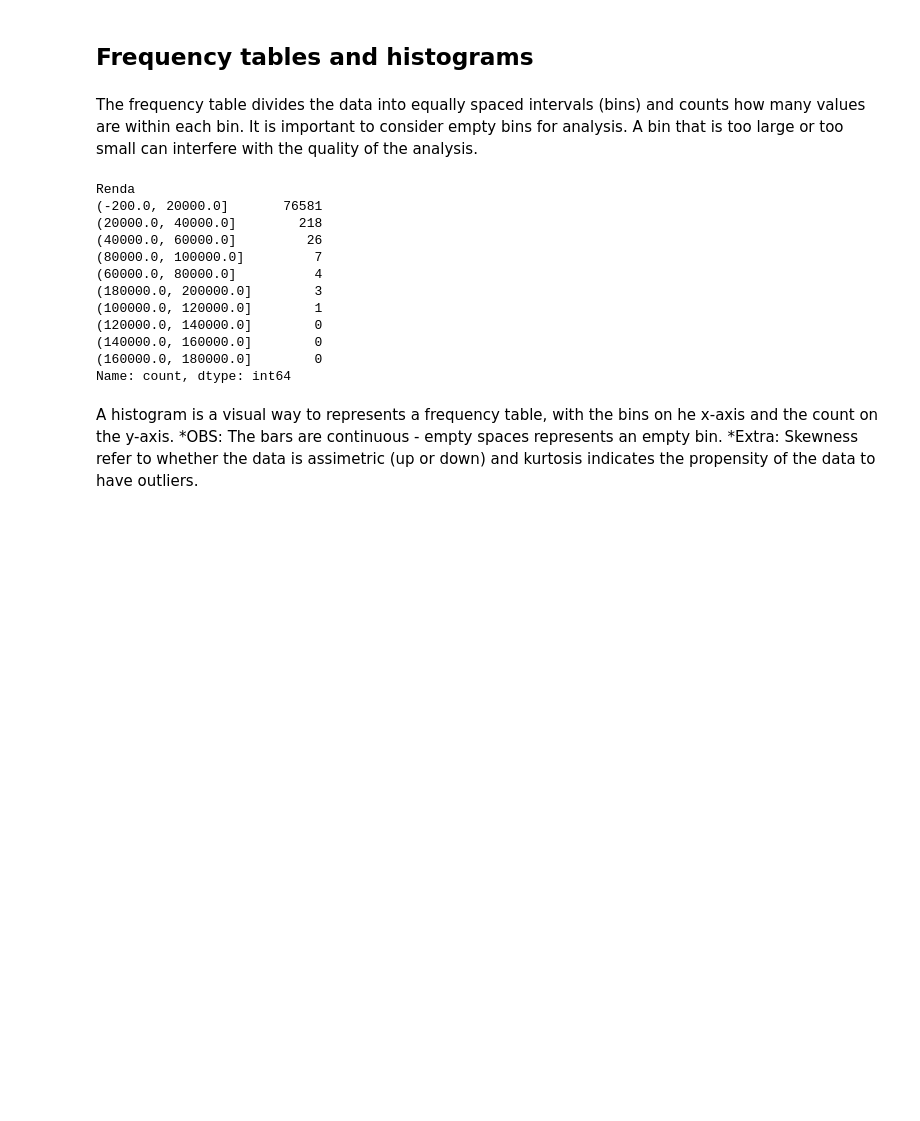
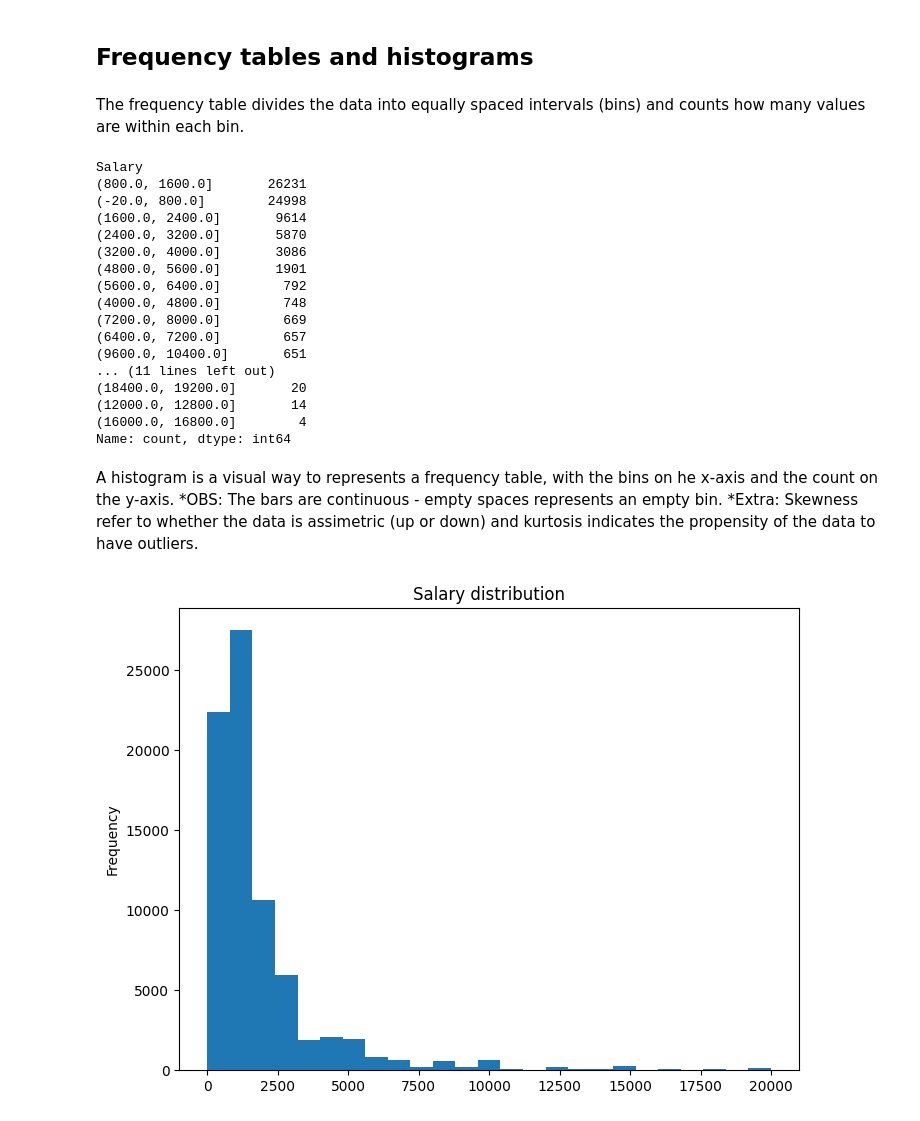
Before and after one commit to gdserafini/pratical-statistics, a Jupyter notebook: src/1-exploratory-data-analysis/exploratory_data_analysis.ipynb, the cells around one changed output. Drawn from its saved outputs; the diff is of its cells as text; code cells hidden in the pictures; blank space fills up the shorter version.

```diff
--- a/src/1-exploratory-data-analysis/exploratory_data_analysis.ipynb
+++ b/src/1-exploratory-data-analysis/exploratory_data_analysis.ipynb
@@ -161,24 +162,34 @@ The boxplot graph shows us how the data is distributed, the box is defined with
 ## Frequency tables and histograms
 # %% [markdown]
 The frequency table divides the data into equally spaced intervals (bins) and counts how many values are within each bin.
-It is important to consider empty bins for analysis. A bin that is too large or too small can interfere with the quality of the analysis.
 # %%
-binnedIncomes = pd.cut(data['Renda'], 10)
+until_20k_salary = data.query("Salary >= 0 and Salary <= 20000")
+binnedIncomes = pd.cut(until_20k_salary['Salary'], 25)
 binnedIncomes.value_counts()
 # %% [output]
-Renda
-(-200.0, 20000.0]       76581
-(20000.0, 40000.0]        218
-(40000.0, 60000.0]         26
-(80000.0, 100000.0]         7
-(60000.0, 80000.0]          4
-(180000.0, 200000.0]        3
-(100000.0, 120000.0]        1
-(120000.0, 140000.0]        0
-(140000.0, 160000.0]        0
-(160000.0, 180000.0]        0
+Salary
+(800.0, 1600.0]       26231
+(-20.0, 800.0]        24998
+(1600.0, 2400.0]       9614
+(2400.0, 3200.0]       5870
+(3200.0, 4000.0]       3086
+(4800.0, 5600.0]       1901
+(5600.0, 6400.0]        792
+(4000.0, 4800.0]        748
+(7200.0, 8000.0]        669
+(6400.0, 7200.0]        657
+(9600.0, 10400.0]       651
+... (11 lines left out)
+(18400.0, 19200.0]       20
+(12000.0, 12800.0]       14
+(16000.0, 16800.0]        4
 Name: count, dtype: int64
 # %% [markdown]
-A histogram is a visual way to represents a frequency table, with the bins on he x-axis and the count on the y-axis.
-*OBS: The bars are continuous - empty spaces represents an empty bin.
-*Extra: Skewness refer to whether the data is assimetric (up or down) and kurtosis indicates the propensity of the data to have outliers.
+A histogram is a visual way to represents a frequency table, with the bins on he x-axis and the count on the y-axis. *OBS: The bars are continuous - empty spaces represents an empty bin. *Extra: Skewness refer to whether the data is assimetric (up or down) and kurtosis indicates the propensity of the data to have outliers.
+# %%
+plt.figure(figsize=(8,6))
+until_20k_salary['Salary'].plot(kind='hist', bins=25)
+plt.title('Salary distribution')
+plt.show()
+# %% [output]
+[figure, added]
```
Also changed, not shown: parts of 11 cells of this notebook, 1 other file.
